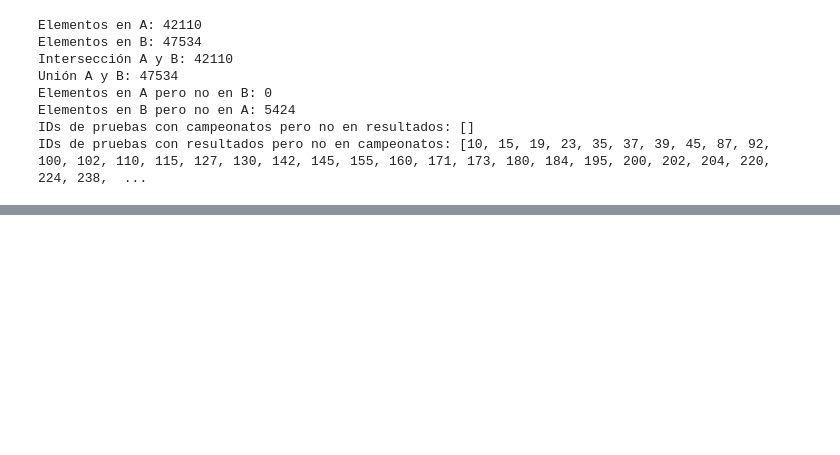
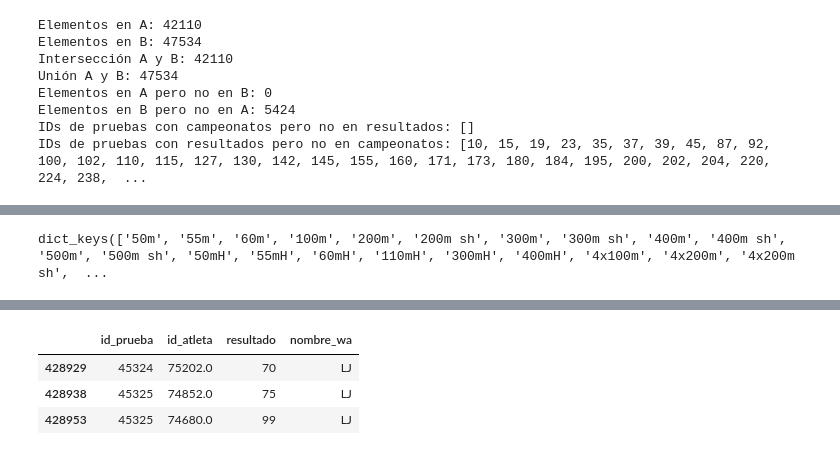
Before and after one commit to jjaubele/Usplat-Scraper, a Jupyter notebook: Transform/transform_data.ipynb, the cells around one changed output, grey strips where cells are left out. Drawn from its saved outputs; the diff is of its cells as text; code cells hidden in the pictures; blank space fills up the shorter version.

```diff
--- a/Transform/transform_data.ipynb
+++ b/Transform/transform_data.ipynb
@@ -337,0 +348,8 @@ WindowsPath('../BD_Backup/Backup_20260617_235733')
+# %%
+eventos = pd.read_csv("../BD/Tablas/eventos.csv", encoding="utf-8")
+pruebas = pd.read_csv("../BD/Tablas/pruebas.csv", encoding="utf-8")
+if "id_evento" in pruebas.columns:
+    pruebas = pruebas.drop(columns=["id_evento"])
+pruebas_eventos = pruebas.merge(eventos, on="nombre", how="left", )
+pruebas["id_evento"] = pruebas_eventos["id_evento"]
+pruebas.to_csv("../BD/Tablas/pruebas.csv", index=False, encoding="utf-8")
@@ -337,0 +438,4 @@ WindowsPath('../BD_Backup/Backup_20260617_235733')
+# %%
+dict.fromkeys(mens_scoring_tables_df.columns.tolist() + womens_scoring_tables_df.columns.tolist()).keys()
+# %% [output]
+dict_keys(['50m', '55m', '60m', '100m', '200m', '200m sh', '300m', '300m sh', '400m', '400m sh', '500m', '500m sh', '50mH', '55mH', '60mH', '110mH', '300mH', '400mH', '4x100m', '4x200m', '4x200m sh',  ...
@@ -337,0 +486,56 @@ WindowsPath('../BD_Backup/Backup_20260617_235733')
+# %%
+# Eliminar filas especificas de resultados
+resultados = resultados[~((resultados["id_prueba"] == 8645))]
+resultados = resultados[~((resultados["id_prueba"] == 18814) & (resultados["id_atleta"] == 38658))]
+resultados = resultados[~((resultados["id_prueba"] == 18814) & (resultados["id_atleta"] == 28434))]
+resultados = resultados[~((resultados["id_prueba"] == 27641) & (resultados["id_atleta"] == 19892))]
+resultados = resultados[~((resultados["id_prueba"] == 20219) & (resultados["id_atleta"] == 27242))]
+resultados.reset_index(drop=True, inplace=True)
+
+resultados_pruebas_eventos = resultados.merge(pruebas[["id_prueba", "id_evento", "genero"]], on="id_prueba", how="left").merge(eventos[["id_evento", "nombre_wa", "metrica"]], on="id_evento", how="left")
+resultados_pruebas_eventos["puntos"] = resultados_pruebas_eventos[resultados_pruebas_eventos["resultado_formateado"].notnull() & resultados_pruebas_eventos["nombre_wa"].notnull()].apply(lambda row: get_points_from_performance(row["resultado_formateado"], row["nombre_wa"], row["genero"]), axis=1)
+# %%
+mal_formateadas_HM = resultados_pruebas_eventos[(resultados_pruebas_eventos["puntos"] == 1400) & (resultados_pruebas_eventos["nombre_wa"] == "HM")]
+mal_formateadas_Marathon = resultados_pruebas_eventos[(resultados_pruebas_eventos["puntos"] == 1400) & (resultados_pruebas_eventos["nombre_wa"] == "Marathon")]
+mal_formateadas_5K = resultados_pruebas_eventos[(resultados_pruebas_eventos["puntos"] == 1400) & (resultados_pruebas_eventos["nombre_wa"] == "5 km")]
+mal_formateadas_4x400 = resultados_pruebas_eventos[(resultados_pruebas_eventos["puntos"] == 1400) & (resultados_pruebas_eventos["nombre_wa"] == "4x400m")]
+# Otros mal formateados ['3000mW', '1500m', '10km W', 'PV', 'HJ', '5000m', '35km W', '20km W', '5km W', '400m', '5000mW', 'SP', '10000m', '10,000mW', 'LJ']
+mal_formateadas_3000mW = resultados_pruebas_eventos[(resultados_pruebas_eventos["puntos"] == 1400) & (resultados_pruebas_eventos["nombre_wa"] == "3000mW")]
+mal_formateadas_1500m = resultados_pruebas_eventos[(resultados_pruebas_eventos["puntos"] == 1400) & (resultados_pruebas_eventos["nombre_wa"] == "1500m")]
+mal_formateadas_10kmW = resultados_pruebas_eventos[(resultados_pruebas_eventos["puntos"] == 1400) & (resultados_pruebas_eventos["nombre_wa"] == "10km W")]
+mal_formateadas_PV = resultados_pruebas_eventos[(resultados_pruebas_eventos["puntos"] == 1400) & (resultados_pruebas_eventos["nombre_wa"] == "PV")]
+mal_formateadas_HJ = resultados_pruebas_eventos[(resultados_pruebas_eventos["puntos"] == 1400) & (resultados_pruebas_eventos["nombre_wa"] == "HJ")]
+mal_formateadas_5000m = resultados_pruebas_eventos[(resultados_pruebas_eventos["puntos"] == 1400) & (resultados_pruebas_eventos["nombre_wa"] == "5000m")]
+mal_formateadas_35kmW = resultados_pruebas_eventos[(resultados_pruebas_eventos["puntos"] == 1400) & (resultados_pruebas_eventos["nombre_wa"] == "35km W")]
+mal_formateadas_20kmW = resultados_pruebas_eventos[(resultados_pruebas_eventos["puntos"] == 1400) & (resultados_pruebas_eventos["nombre_wa"] == "20km W")]
+mal_formateadas_5kmW = resultados_pruebas_eventos[(resultados_pruebas_eventos["puntos"] == 1400) & (resultados_pruebas_eventos["nombre_wa"] == "5km W")]
+mal_formateadas_400m = resultados_pruebas_eventos[(resultados_pruebas_eventos["puntos"] == 1400) & (resultados_pruebas_eventos["nombre_wa"] == "400m")]
+mal_formateadas_5000mW = resultados_pruebas_eventos[(resultados_pruebas_eventos["puntos"] == 1400) & (resultados_pruebas_eventos["nombre_wa"] == "5000mW")]
+mal_formateadas_SP = resultados_pruebas_eventos[(resultados_pruebas_eventos["puntos"] == 1400) & (resultados_pruebas_eventos["nombre_wa"] == "SP")]
+mal_formateadas_10000m = resultados_pruebas_eventos[(resultados_pruebas_eventos["puntos"] == 1400) & (resultados_pruebas_eventos["nombre_wa"] == "10000m")]
+mal_formateadas_10000mW = resultados_pruebas_eventos[(resultados_pruebas_eventos["puntos"] == 1400) & (resultados_pruebas_eventos["nombre_wa"] == "10,000mW")]
+mal_formateadas_LJ = resultados_pruebas_eventos[(resultados_pruebas_eventos["puntos"] == 1400) & (resultados_pruebas_eventos["nombre_wa"] == "LJ")]
+mal_formateadas_otros = resultados_pruebas_eventos[(resultados_pruebas_eventos["puntos"] == 1400) & (~resultados_pruebas_eventos["nombre_wa"].isin(["HM", "Marathon", "5 km", "4x400m", "3000mW", "1500m", "10km W", "PV", "HJ", "5000m", "35km W", "20km W", "5km W", "400m", "5000mW", "SP", "10000m", "10,000mW", "LJ"]))]
+
+print(f"Resultados de Media Maratón mal formateados: {len(mal_formateadas_HM)}")
+print(f"Resultados de Marathon mal formateados: {len(mal_formateadas_Marathon)}")
+print(f"Resultados de 5 km mal formateados: {len(mal_formateadas_5K)}")
+print(f"Resultados de 4x400m mal formateados: {len(mal_formateadas_4x400)}")
+print(f"Resultados de 3000mW mal formateados: {len(mal_formateadas_3000mW)}")
+print(f"Resultados de 1500m mal formateados: {len(mal_formateadas_1500m)}")
+print(f"Resultados de 10km W mal formateados: {len(mal_formateadas_10kmW)}")
+print(f"Resultados de PV mal formateados: {len(mal_formateadas_PV)}")
+print(f"Resultados de HJ mal formateados: {len(mal_formateadas_HJ)}")
+print(f"Resultados de 5000m mal formateados: {len(mal_formateadas_5000m)}")
+print(f"Resultados de 35km W mal formateados: {len(mal_formateadas_35kmW)}")
+print(f"Resultados de 20km W mal formateados: {len(mal_formateadas_20kmW)}")
+print(f"Resultados de 5km W mal formateados: {len(mal_formateadas_5kmW)}")
+print(f"Resultados de 400m mal formateados: {len(mal_formateadas_400m)}")
+print(f"Resultados de 5000mW mal formateados: {len(mal_formateadas_5000mW)}")
+print(f"Resultados de SP mal formateados: {len(mal_formateadas_SP)}")
+print(f"Resultados de 10000m mal formateados: {len(mal_formateadas_10000m)}")
+print(f"Resultados de 10,000mW mal formateados: {len(mal_formateadas_10000mW)}")
+print(f"Resultados de LJ mal formateados: {len(mal_formateadas_LJ)}")
+print(f"Resultados de otros mal formateados: {len(mal_formateadas_otros)}")
+mal_formateadas_LJ[["id_prueba", "id_atleta", "resultado", "nombre_wa"]]
+# %% [output]
@@ -337,0 +562,4 @@ WindowsPath('../BD_Backup/Backup_20260617_235733')
+|  | id_prueba | id_atleta | resultado | nombre_wa |
+| 428929 | 45324 | 75202.0 | 70 | LJ |
+| 428938 | 45325 | 74852.0 | 75 | LJ |
+| 428953 | 45325 | 74680.0 | 99 | LJ |
```
Also changed, not shown: parts of 19 cells of this notebook, 1 other file.
